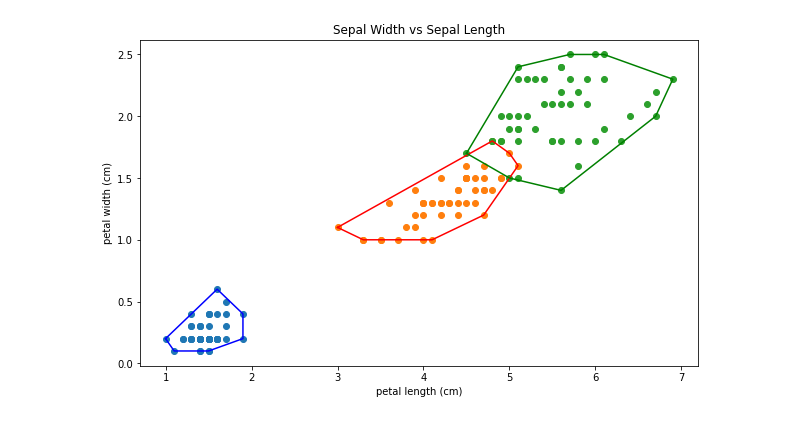
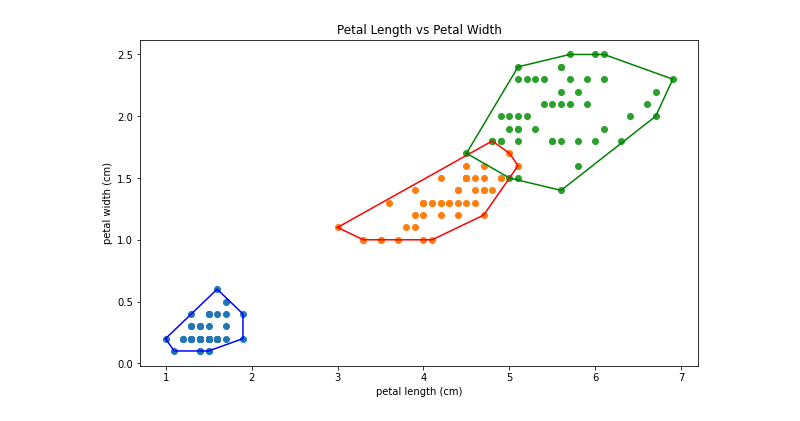
Before and after one commit to ZianTsabit/ConvexHull_Stima, a Jupyter notebook: src/main.ipynb, the cells around one changed output. Saved outputs shown, nothing was run; the diff lists cells and outputs as text; code cells hidden in the pictures.

```diff
--- a/src/main.ipynb
+++ b/src/main.ipynb
@@ -36,33 +36,32 @@ from ConvexHull import myConvexHull
 import numpy as np
 import pandas as pd
 import matplotlib.pyplot as plt
 from sklearn import datasets
 
 data = datasets.load_iris()
 df = pd.DataFrame(data.data, columns=data.feature_names)
 df['Target'] = pd.DataFrame(data.target)
 
 plt.figure(figsize = (10, 6))
 colors = ['b','r','g']
-plt.title('Sepal Width vs Sepal Length')
+plt.title('Petal Length vs Petal Width')
 plt.xlabel(data.feature_names[2])
 plt.ylabel(data.feature_names[3])
 
 model = myConvexHull()
 
 for i in range(len(data.target_names)):
     bucket = df[df['Target'] == i]
 
     bucket = bucket.iloc[:,[2,3]].values
     # print(bucket)
 
     hull = model(bucket) #bagian ini diganti dengan hasil implementasi ConvexHull Divide & Conquer
 
     plt.scatter(bucket[:, 0], bucket[:, 1], label=data.target_names[i])
 
     hull = np.vstack([hull, hull[0]])
     plt.plot(hull[:,0], hull[:,1], colors[i])
-
 plt.show()
 # %% [output]
-[figure, old version]
+[figure, new version]
```
Also changed, not shown: parts of 2 cells of this notebook.
